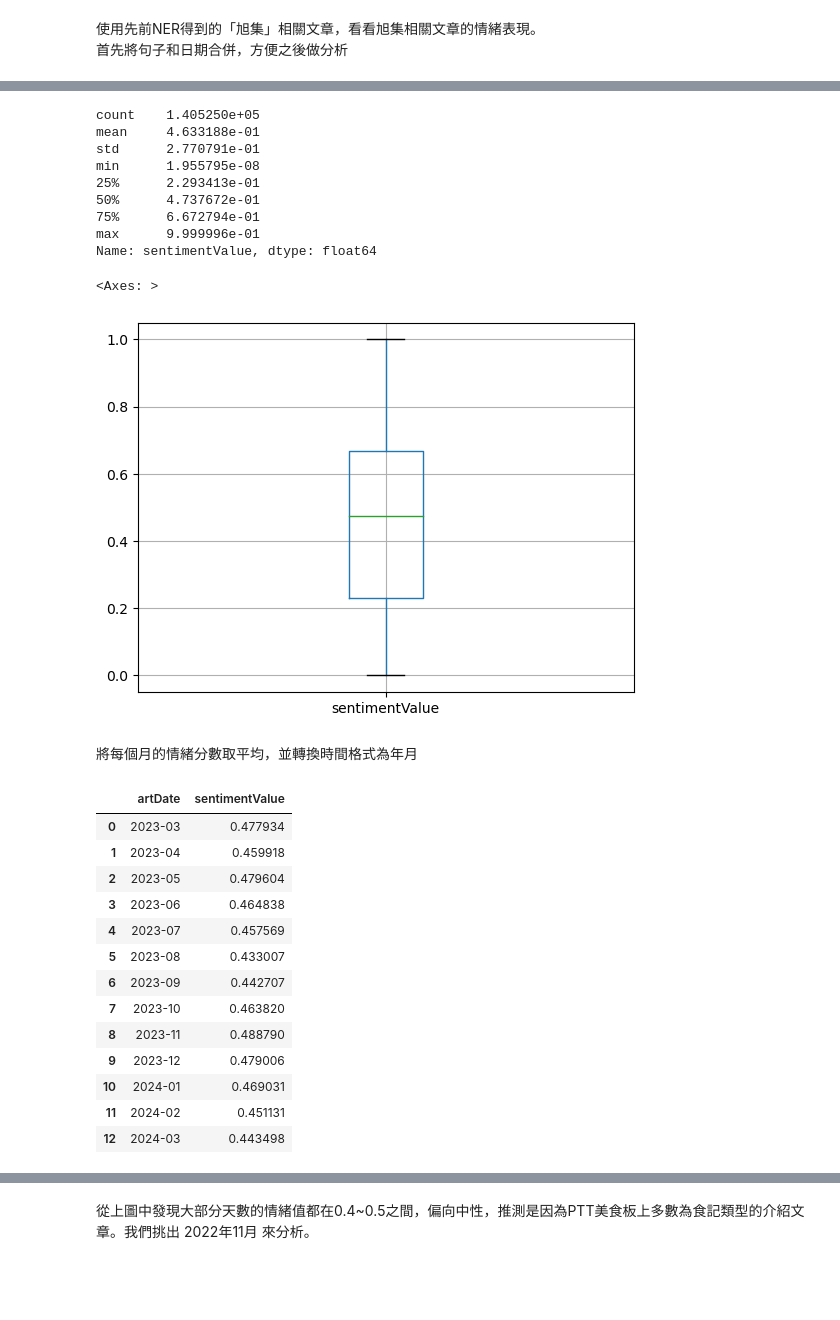
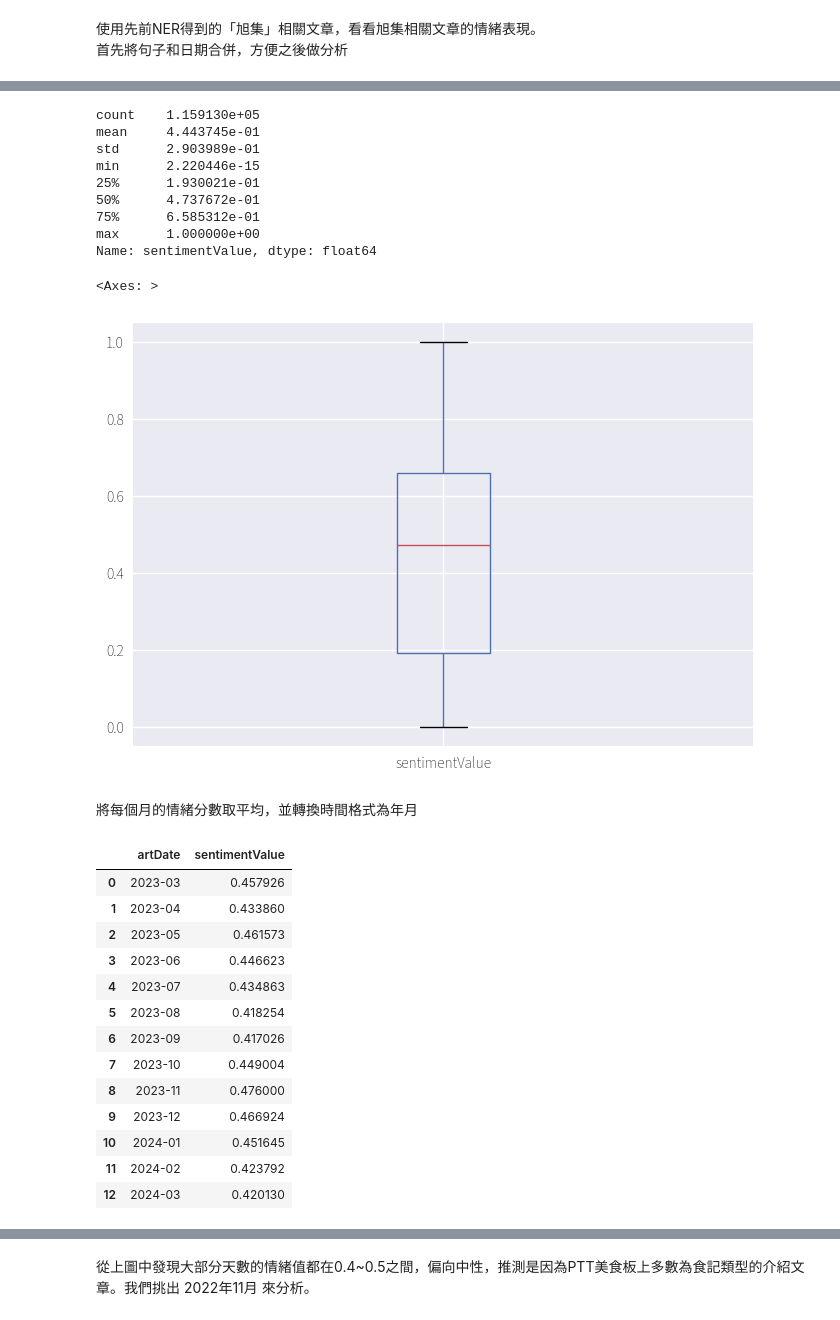
Before and after one commit to whats2000/NatureLanguageAnalyze, a Jupyter notebook: SentimentStock2.ipynb, the cells around one changed output, grey strips where cells are left out. Drawn from its saved outputs; the diff is of its cells as text; code cells hidden in the pictures; blank space fills up the shorter version.

```diff
--- a/SentimentStock2.ipynb
+++ b/SentimentStock2.ipynb
@@ -602,6 +615,4 @@ noun_count.head(10)
 # %%
-# 設定中文字形
-plt.rcParams['font.sans-serif'] = ['SimHei']
 word = noun_count['word']
 count = noun_count['count']
 
@@ -647,13 +693,12 @@ verb_count
 # %%
-plt.rcParams['font.sans-serif'] = ['SimHei']
 word = verb_count['word']
 count = verb_count['count']
 
 fig, ax = plt.subplots(figsize =(10, 7))
 ax.barh(word, count)
 ax.invert_yaxis()
-ax.set_title('Word Frequency (NER is ORGANIZATION)',loc ='left', size = 14)
-ax.set_ylabel('organization', size = 14)
+ax.set_title('Word Frequency (POS is Verb)',loc ='left', size = 14)
+ax.set_ylabel('POS', size = 14)
 ax.set_xlabel('Word Frequency', size = 14)
 fig.show()
 # %% [output]
@@ -677,8 +722,8 @@ s.sentiments # 範圍在 0~ 1之間 (負面~正面)
 使用先前NER得到的「旭集」相關文章，看看旭集相關文章的情緒表現。<br>
 首先將句子和日期合併，方便之後做分析
 # %%
-sentence_table = pd.read_csv("data/clean_data_sentence.csv") #匯句子資料from preprocess 斷詞前
-sentence_table
-# sentiment_date = pd.merge(sentence_table,shu_selected[['system_id','artDate','dataSource']],on='system_id',how='left').dropna()
-# sentiment_date.head(3)
+sentence_table = pd.read_csv("data/sentence_table_buffet.csv") #匯資料
+
+sentiment_date = pd.merge(sentence_table,shu_selected[['system_id','artDate','dataSource']],on='system_id',how='left').dropna()
+sentiment_date.head(3)
 # %% [output]
@@ -712,6 +737,6 @@ def get_sentiment(sent):
     return s.sentiments
 
 # 幫每句話加上情緒分數
-sentence_table['sentimentValue'] = sentence_table.apply(lambda row : get_sentiment(row['sentence'],), axis = 1)
-sentence_table.head(3)
+sentiment_date['sentimentValue'] = sentiment_date.apply(lambda row : get_sentiment(row['sentence'],), axis = 1)
+sentiment_date.head(3)
 # %% [output]
@@ -722,46 +747,46 @@ sentence_table.head(3)
 # %%
 # 看一下情緒的分布
-sentence_table['sentimentValue'].describe()
+sentiment_date['sentimentValue'].describe()
 # %% [output]
-count    1.405250e+05
-mean     4.633188e-01
-std      2.770791e-01
-min      1.955795e-08
-25%      2.293413e-01
+count    1.159130e+05
+mean     4.443745e-01
+std      2.903989e-01
+min      2.220446e-15
+25%      1.930021e-01
 50%      4.737672e-01
-75%      6.672794e-01
-max      9.999996e-01
+75%      6.585312e-01
+max      1.000000e+00
 Name: sentimentValue, dtype: float64
 # %%
 # 情緒分布的盒狀圖
-boxplot = sentence_table.boxplot(column=['sentimentValue'], showfliers=False)
+boxplot = sentiment_date.boxplot(column=['sentimentValue'], showfliers=False)
 boxplot
 # %% [output]
 <Axes: >
-[figure, old version]
+[figure, new version]
 # %% [markdown]
 將每個月的情緒分數取平均，並轉換時間格式為年月
 # %%
-sent_date = sentence_table.copy()
-sent_date['artDate'] =  pd.to_datetime(sentence_table['artDate']).dt.to_period('M')
+sent_date = sentiment_date.copy()
+sent_date['artDate'] =  pd.to_datetime(sentiment_date['artDate']).dt.to_period('M')
 
 sentiment_count = sent_date.groupby(['artDate'])['sentimentValue'].mean().reset_index()
 sentiment_count
 # %% [output]
 |  | artDate | sentimentValue |
-| 0 | 2023-03 | 0.477934 |
-| 1 | 2023-04 | 0.459918 |
-| 2 | 2023-05 | 0.479604 |
-| 3 | 2023-06 | 0.464838 |
-| 4 | 2023-07 | 0.457569 |
-| 5 | 2023-08 | 0.433007 |
-| 6 | 2023-09 | 0.442707 |
-| 7 | 2023-10 | 0.463820 |
-| 8 | 2023-11 | 0.488790 |
-| 9 | 2023-12 | 0.479006 |
-| 10 | 2024-01 | 0.469031 |
-| 11 | 2024-02 | 0.451131 |
-| 12 | 2024-03 | 0.443498 |
+| 0 | 2023-03 | 0.457926 |
+| 1 | 2023-04 | 0.433860 |
+| 2 | 2023-05 | 0.461573 |
+| 3 | 2023-06 | 0.446623 |
+| 4 | 2023-07 | 0.434863 |
+| 5 | 2023-08 | 0.418254 |
+| 6 | 2023-09 | 0.417026 |
+| 7 | 2023-10 | 0.449004 |
+| 8 | 2023-11 | 0.476000 |
+| 9 | 2023-12 | 0.466924 |
+| 10 | 2024-01 | 0.451645 |
+| 11 | 2024-02 | 0.423792 |
+| 12 | 2024-03 | 0.420130 |
 # %%
 # 平均情緒分數時間趨勢
 months = [period.to_timestamp() for period in sentiment_count['artDate']]   # 將 PeriodIndex 中的每個 Period 物件轉換為對應的 datetime 物件
```
Also changed, not shown: parts of 50 cells of this notebook, 20 other files.
